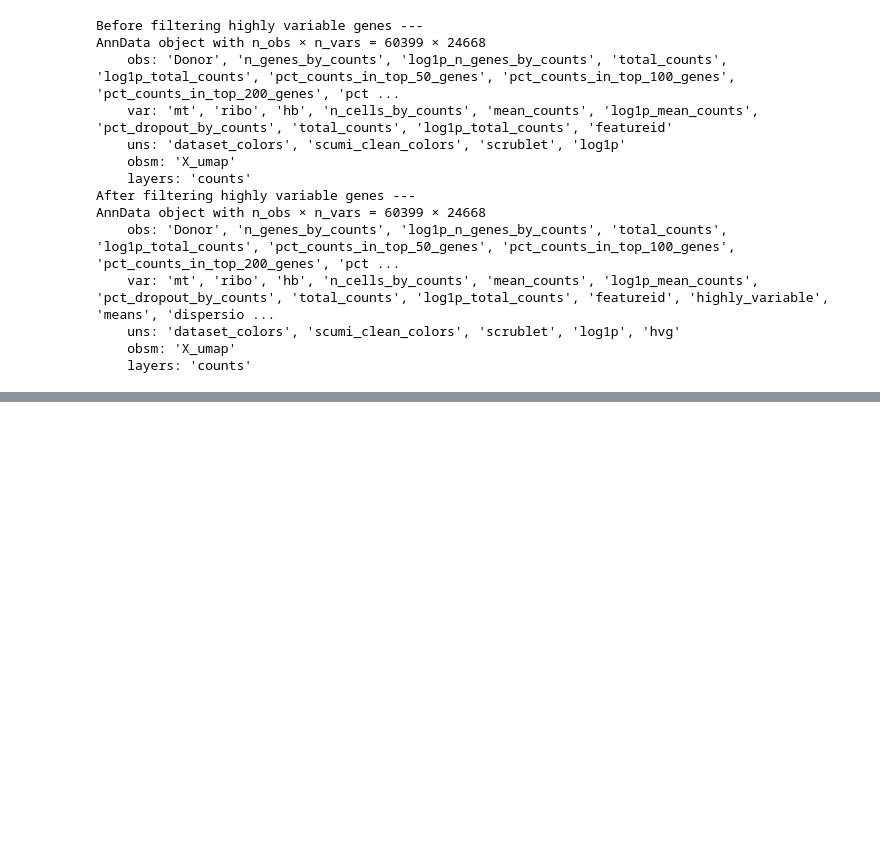
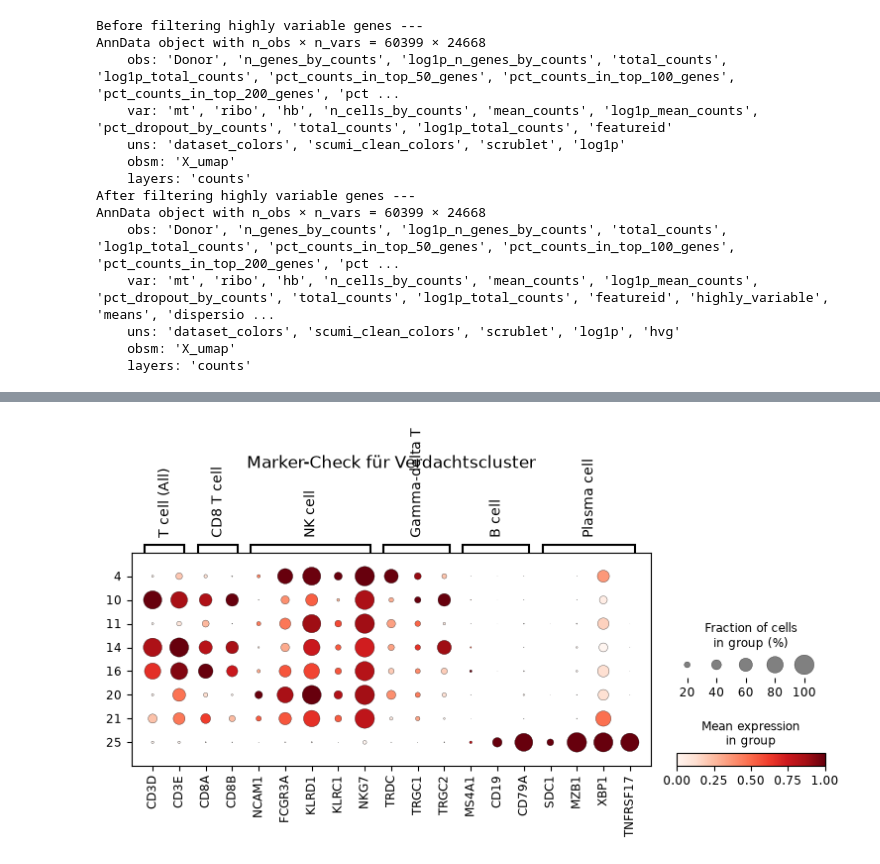
Before and after one commit to Boolean-true/CLACELL, a Jupyter notebook: evaluation/dataset_analysis.ipynb, the cells around one changed output, grey strips where cells are left out. Saved outputs shown, nothing was run; the diff lists cells and outputs as text; code cells hidden in the pictures; blank space fills up the shorter version.

```diff
--- a/evaluation/dataset_analysis.ipynb
+++ b/evaluation/dataset_analysis.ipynb
@@ -2070,0 +2111,5 @@ Gefundene Test-Marker in var_names: ['CD3D', 'CD4', 'CD8A', 'MS4A1', 'CD14', 'NC
+# %%
+ad.settings.allow_write_nullable_strings = True
+
+# Save merged dataset
+adata_merged_clean.write(filename='../data/CellTypist_HumanCellAtlas_Merged_cleaned_refined_cell_types.h5ad')
@@ -2070,0 +2367,25 @@ Gefundene Test-Marker in var_names: ['CD3D', 'CD4', 'CD8A', 'MS4A1', 'CD14', 'NC
+# %%
+import scanpy as sc
+
+# Kanonische Marker für die kritischen Zelltypen definieren
+canonical_markers = {
+    'T cell (All)': ['CD3D', 'CD3E'],
+    'CD8 T cell': ['CD8A', 'CD8B'],
+    'NK cell': ['NCAM1', 'FCGR3A', 'KLRD1', 'KLRC1', 'NKG7'], # NCAM1 = CD56, FCGR3A = CD16
+    'Gamma-delta T': ['TRDC', 'TRGC1', 'TRGC2'],              # Konstantregionen des γδ-TCR
+    'B cell': ['MS4A1', 'CD19', 'CD79A'],                     # MS4A1 = CD20
+    'Plasma cell': ['SDC1', 'MZB1', 'XBP1', 'TNFRSF17']       # SDC1 = CD138
+}
+
+# DotPlot nur für die Verdachtscluster erstellen
+target_clusters = ['4', '10', '11', '14', '16', '20', '21', '25']
+
+sc.pl.dotplot(
+    adata_merged_clean[adata_merged_clean.obs['leiden_highres'].isin(target_clusters)],
+    var_names=canonical_markers,
+    groupby='leiden_highres',
+    standard_scale='var',
+    title="Marker-Check für Verdachtscluster"
+)
+# %% [output]
+[figure, added]
```
Also changed, not shown: parts of 26 cells of this notebook, 4 other files.
